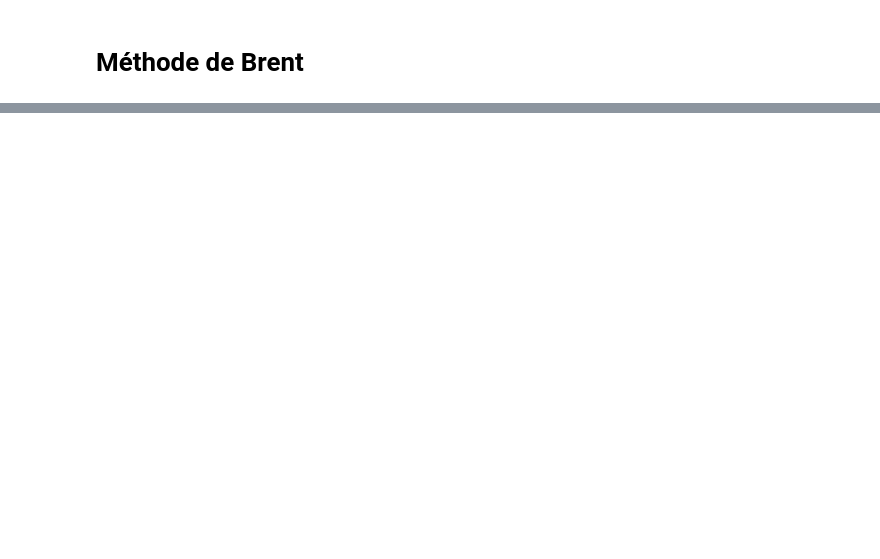
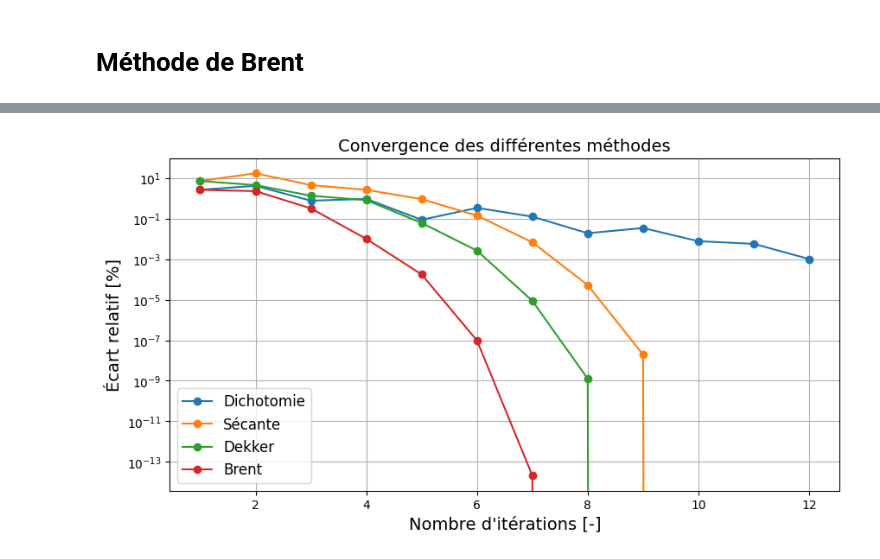
Before and after one commit to Zachattack-007/Projet-physnum, a Jupyter notebook: methode_brent.ipynb, the cells around one changed output, grey strips where cells are left out. Cells and saved outputs as stored; diff of their text form; code cells hidden in the pictures; blank space fills up the shorter version.

Commit message:
résultats convergence

```diff
--- a/methode_brent.ipynb
+++ b/methode_brent.ipynb
@@ -218,0 +224,96 @@ print(methode_dekker(cubic_spline, -3, -2, tol=1e-8))
+# %%
+# Test pour les différentes méthodes à partie de la spline
+
+# Première racine avec intervalle (1.8, 2.4)
+ref = brentq(cubic_spline, 1.8, 2.4, xtol=1e-20)
+print(ref)
+liste_fct = [methode_bissection, methode_secante, methode_dekker, methode_brent]
+noms = ["Dichotomie", "Sécante", "Dekker", "Brent"]
+racines = []
+temps_exec = []
+nb_iter = []
+ecart_rel = []
+convergence = []
+
+for fct in liste_fct:
+    debut = perf_counter()
+    racine, n, conv = fct(cubic_spline, 1.8, 2.4)
+    fin = perf_counter()
+    temps = fin - debut
+    ecart = (abs(racine-ref) / ref) * 100
+
+    racines.append(f"{racine}")
+    nb_iter.append(f"{n}")
+    temps_exec.append(f"{temps}")
+    ecart_rel.append(f"{ecart}")
+    convergence.append(conv)
+
+data = {
+    "Racine trouvée": racines,
+    "Nombre d'itérations": nb_iter,
+    "Temps d'éxecution": temps_exec,
+    "Écart relatif": ecart_rel,
+}
+
+df = pd.DataFrame(data, index=noms)
+
+print(df)
+conv_relative = []
+for liste in convergence:
+    conv_relative.append((np.abs(np.array(liste)-ref) / ref) * 100)
+
+
+max_iter = 12
+iteration = np.arange(1, max_iter+1)
+
+# Graphique convergence des méthodes
+plt.figure(figsize=(10, 5))
+plt.plot(iteration, conv_relative[0][:max_iter], 'o-', label='Dichotomie')
+plt.plot(iteration, np.append(conv_relative[1], np.zeros(max_iter-len(conv_relative[1]))), 'o-', label='Sécante')
+plt.plot(iteration, np.append(conv_relative[2], np.zeros(max_iter-len(conv_relative[2]))), 'o-', label='Dekker')
+plt.plot(iteration, np.append(conv_relative[3], np.zeros(max_iter-len(conv_relative[3]))), 'o-', label='Brent')
+plt.axhline(0, color='gray', linestyle='--')
+plt.yscale("log")
+plt.title("Convergence des différentes méthodes", fontsize=14)
+plt.xlabel("Nombre d'itérations [-]", fontsize=14)
+plt.ylabel("Écart relatif [%]", fontsize=14)
+plt.legend(loc="best", prop={'size': 12})
+plt.grid(True)
+plt.show()
+
+
+# Deuxième racine avec intervalle plus petit (2.7, 2.9)
+ref = brentq(cubic_spline, 2.7, 2.9, xtol=1e-20)
+
+liste_fct = [methode_bissection, methode_secante, methode_dekker, methode_brent]
+noms = ["Dichotomie", "Sécante", "Dekker", "Brent"]
+racines = []
+temps_exec = []
+nb_iter = []
+ecart_rel = []
+convergence = []
+
+for fct in liste_fct:
+    debut = perf_counter()
+    racine, n, conv = fct(cubic_spline, 2.7, 2.9)
+    fin = perf_counter()
+    temps = fin - debut
+    ecart = (abs(racine-ref) / ref) * 100
+
+    racines.append(f"{racine}")
+    nb_iter.append(f"{n}")
+    temps_exec.append(f"{temps}")
+    ecart_rel.append(f"{ecart}")
+    convergence.append(conv)
+
+data = {
+    "Racine trouvée": racines,
+    "Nombre d'itérations": nb_iter,
+    "Temps d'éxecution": temps_exec,
+    "Écart relatif": ecart_rel,
+}
+
+df = pd.DataFrame(data, index=noms)
+
+print(f"\n\n{df}")
+# %% [output]
@@ -218,0 +332 @@ print(methode_dekker(cubic_spline, -3, -2, tol=1e-8))
+[figure, added]
```
Also changed, not shown: parts of 12 cells of this notebook.
